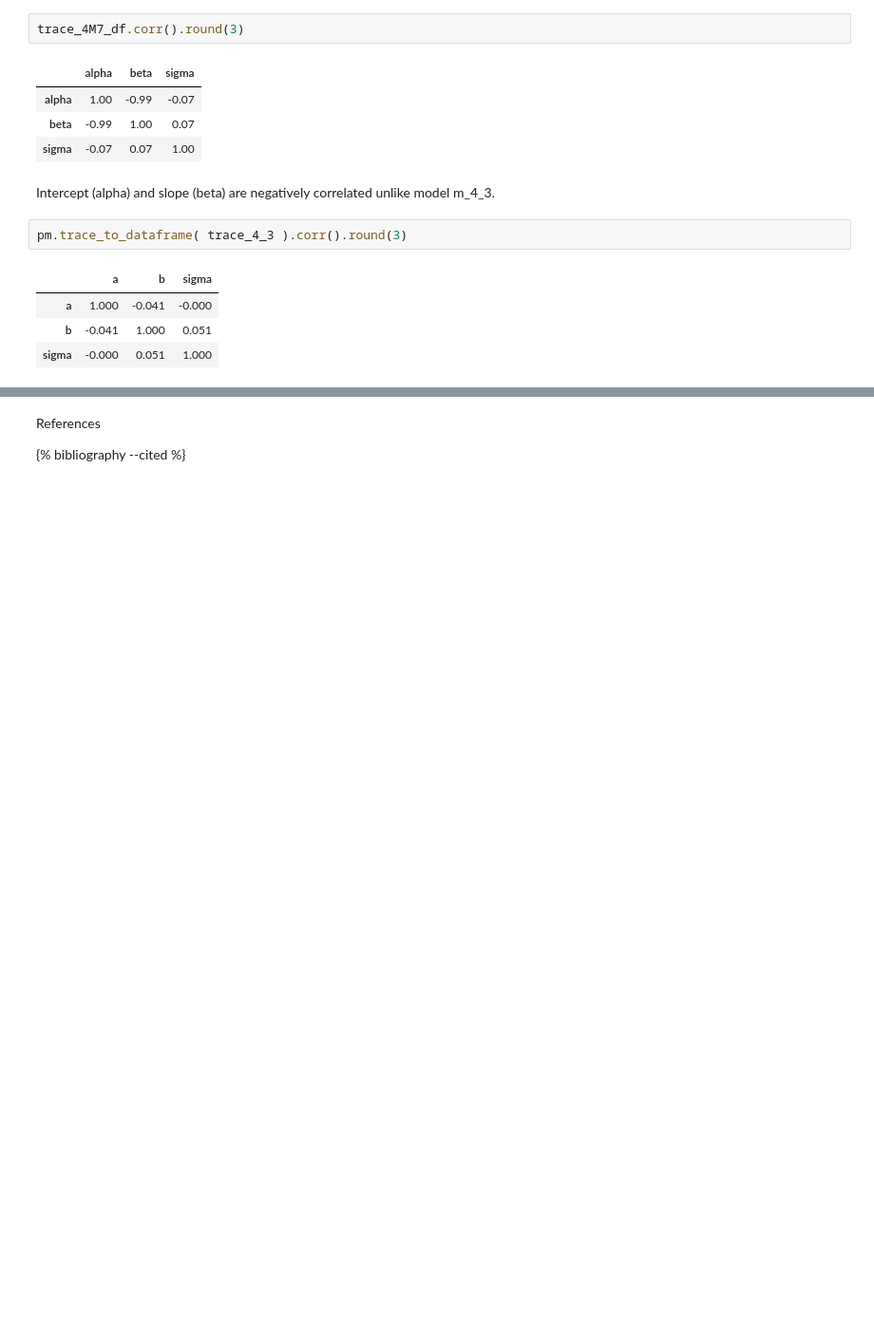
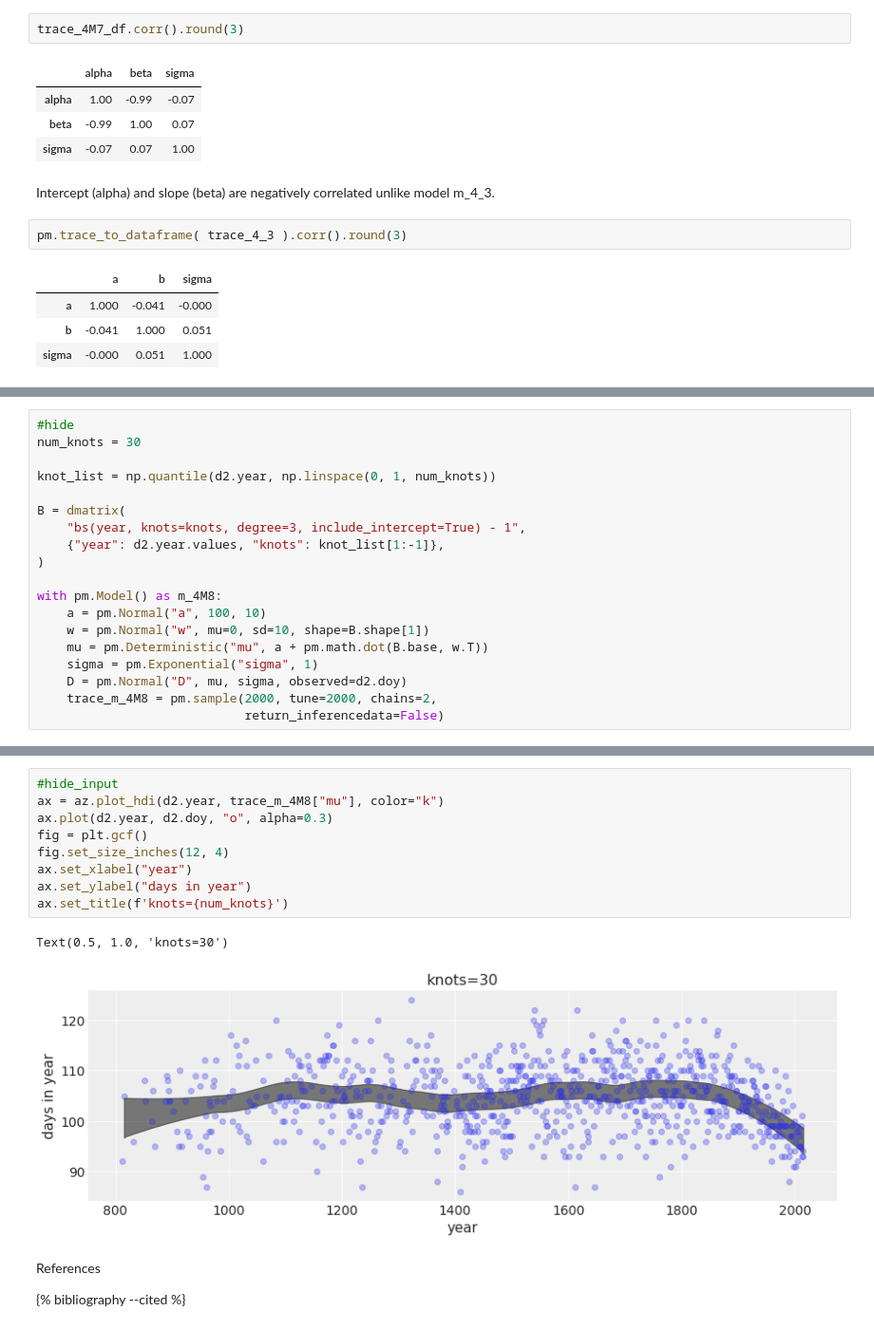
Before and after one commit to nasheqlbrm/blog, a Jupyter notebook: _notebooks/2022-04-10-McElreath-Chapter-4.ipynb, the cells around one changed output, grey strips where cells are left out. Shown at 95% size. Cells and saved outputs as stored; diff of their text form; blank space fills up the shorter version.

```diff
--- a/_notebooks/2022-04-10-McElreath-Chapter-4.ipynb
+++ b/_notebooks/2022-04-10-McElreath-Chapter-4.ipynb
@@ -423,0 +547,19 @@ pm.trace_to_dataframe( trace_4_3 ).corr().round(3)
+# %%
+#hide
+num_knots = 30
+
+knot_list = np.quantile(d2.year, np.linspace(0, 1, num_knots))
+
+B = dmatrix(
+    "bs(year, knots=knots, degree=3, include_intercept=True) - 1",
+    {"year": d2.year.values, "knots": knot_list[1:-1]},
+)
+
+with pm.Model() as m_4M8:
+    a = pm.Normal("a", 100, 10)
+    w = pm.Normal("w", mu=0, sd=10, shape=B.shape[1])
+    mu = pm.Deterministic("mu", a + pm.math.dot(B.base, w.T))
+    sigma = pm.Exponential("sigma", 1)
+    D = pm.Normal("D", mu, sigma, observed=d2.doy)
+    trace_m_4M8 = pm.sample(2000, tune=2000, chains=2,
+                            return_inferencedata=False)
@@ -424,3 +575,15 @@ pm.trace_to_dataframe( trace_4_3 ).corr().round(3)
+# %%
+#hide_input
+ax = az.plot_hdi(d2.year, trace_m_4M8["mu"], color="k")
+ax.plot(d2.year, d2.doy, "o", alpha=0.3)
+fig = plt.gcf()
+fig.set_size_inches(12, 4)
+ax.set_xlabel("year")
+ax.set_ylabel("days in year")
+ax.set_title(f'knots={num_knots}')
+# %% [output]
+Text(0.5, 1.0, 'knots=30')
+[figure, added]
 # %% [markdown]
 References
 
```
Also changed, not shown: parts of 15 cells of this notebook.
